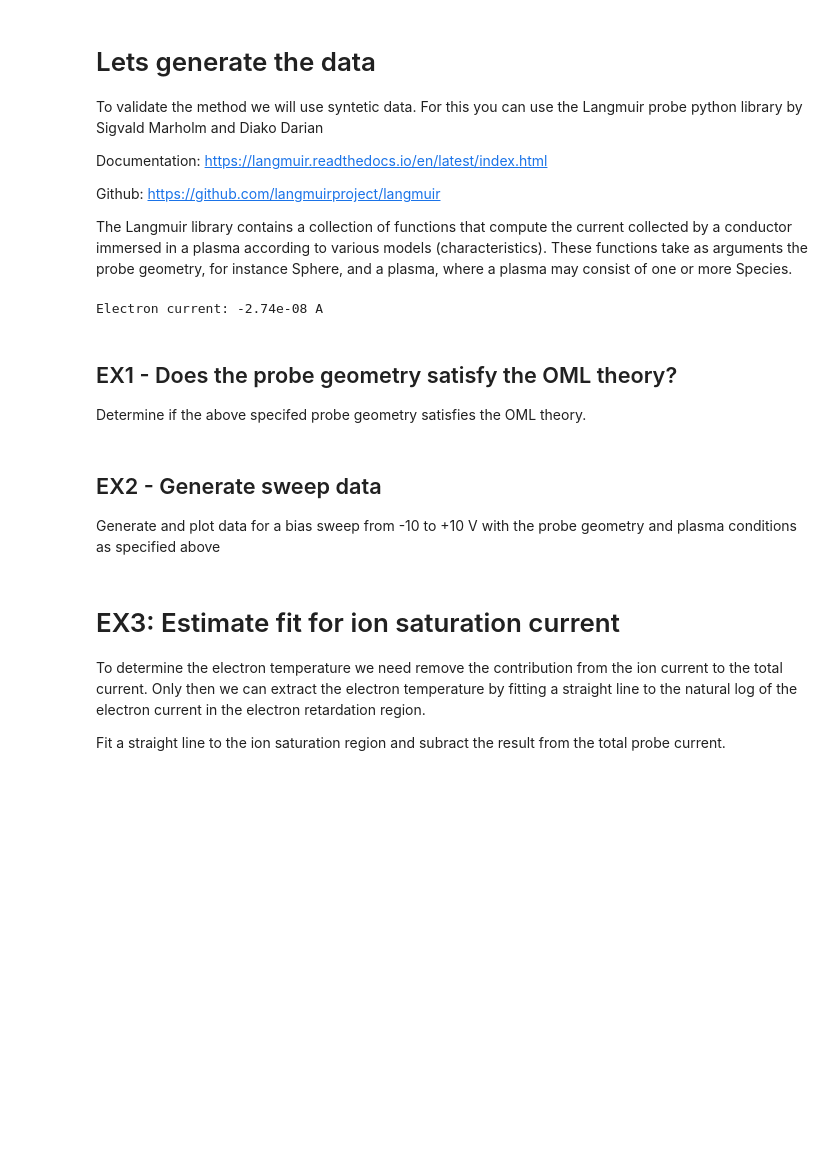
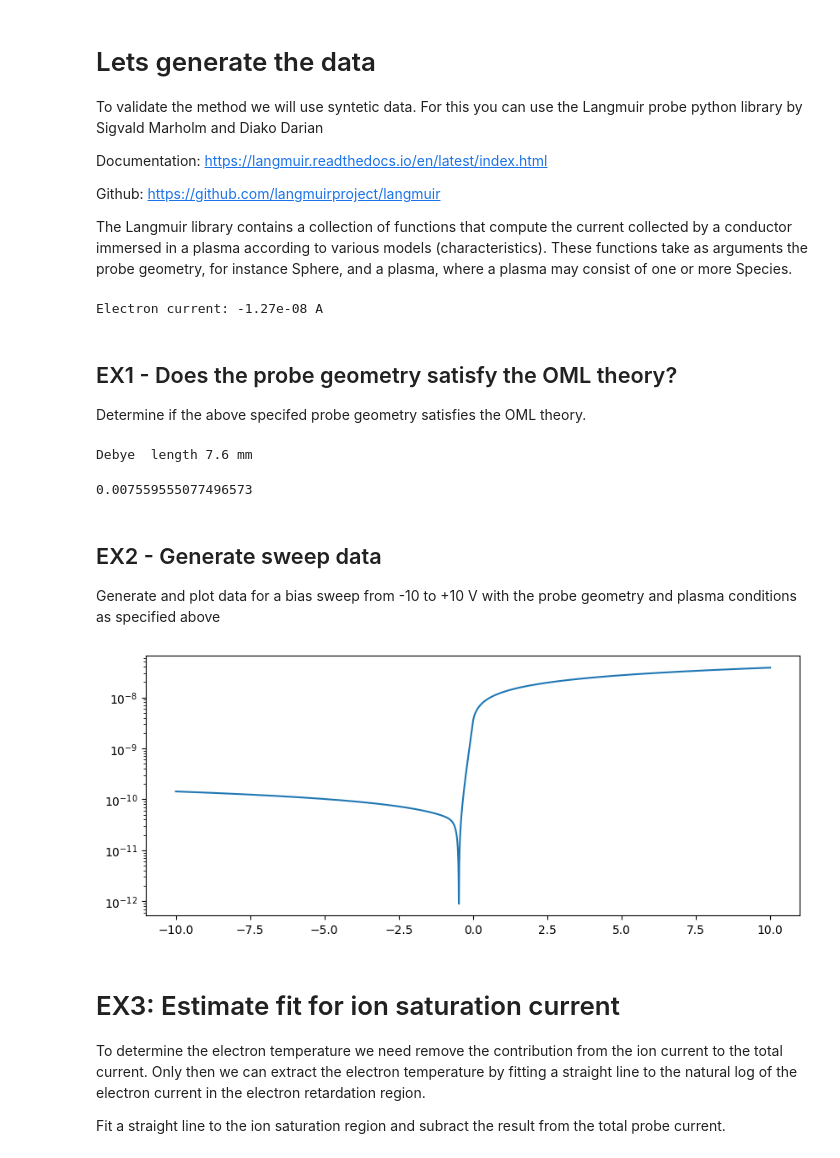
Before and after one commit to nikizxx/agf223-temp_nick, a Jupyter notebook: Langmuir_probe.ipynb, the cells around one changed output. Saved outputs shown, nothing was run; the diff lists cells and outputs as text; code cells hidden in the pictures; blank space fills up the shorter version.

Commit message:
Added solutions notebook for Langmuir probe

```diff
--- a/Langmuir_probe.ipynb
+++ b/Langmuir_probe.ipynb
@@ -222,23 +222,42 @@ plasma.append(lm.Electron(n=N, T=T))
 plasma.append(lm.Argon(n=N,T=T))
 
 # Calculate the electron current to the probe, assuming the V=5 is well in to the electron saturation region
-Ie = lm.OML_current(probe_geometry, plasma, V=5)
+Ie = lm.OML_current(probe_geometry, plasma, V=1)
 
 
 print("Electron current: {:.2e} A".format(Ie))
 # %% [output]
-Electron current: -2.74e-08 A
+Electron current: -1.27e-08 A
 # %% [markdown]
 ## EX1 - Does the probe geometry satisfy the OML theory?
 
 Determine if the above specifed probe geometry satisfies the OML theory.
 # %%
 # Solution EX1
+
+debye = np.sqrt(sc.epsilon_0*T*sc.k/(N*sc.e**2))
+
+
+print("Debye  length {:.2} mm".format(debye*1e3))
+lm.Electron(n=N,T=T).debye
+# %% [output]
+Debye  length 7.6 mm
+0.007559555077496573
 # %% [markdown]
 ## EX2 - Generate sweep data
 Generate and plot data for a bias sweep from -10 to +10 V with the probe geometry and plasma conditions as specified above
 # %%
 # Solution EX2
+
+probe_bias = np.arange(-10,10,0.005)
+probe_current = -lm.OML_current(probe_geometry, plasma, V=probe_bias)
+
+fig = plt.figure(figsize=(10,4))
+ax = fig.add_subplot(111)
+ax.plot(probe_bias, abs(probe_current))
+ax.set_yscale("log")
+# %% [output]
+[figure, added]
 # %% [markdown]
 # EX3: Estimate fit for ion saturation current
 
```
Also changed, not shown: 1 other file.
